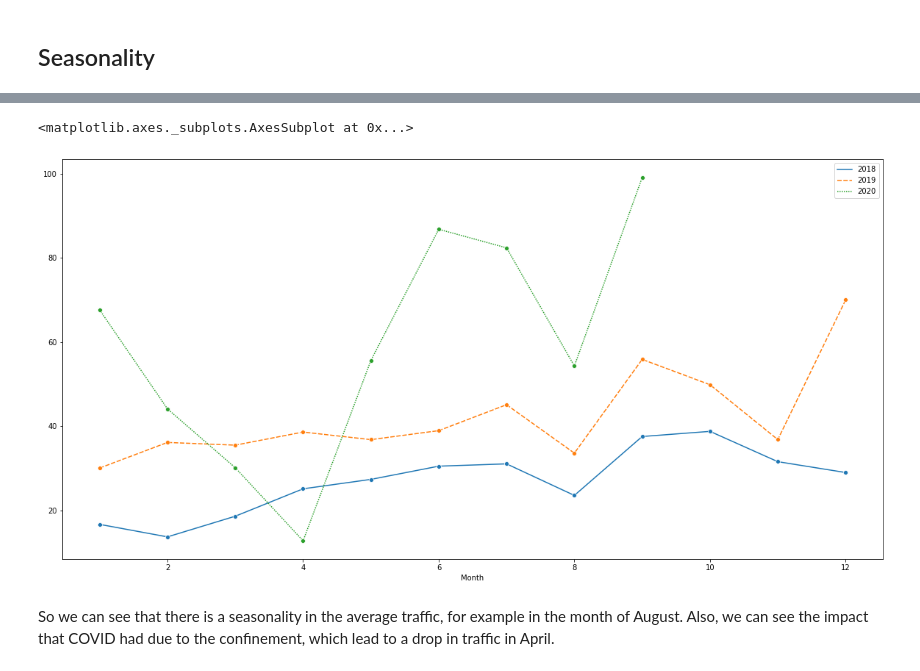
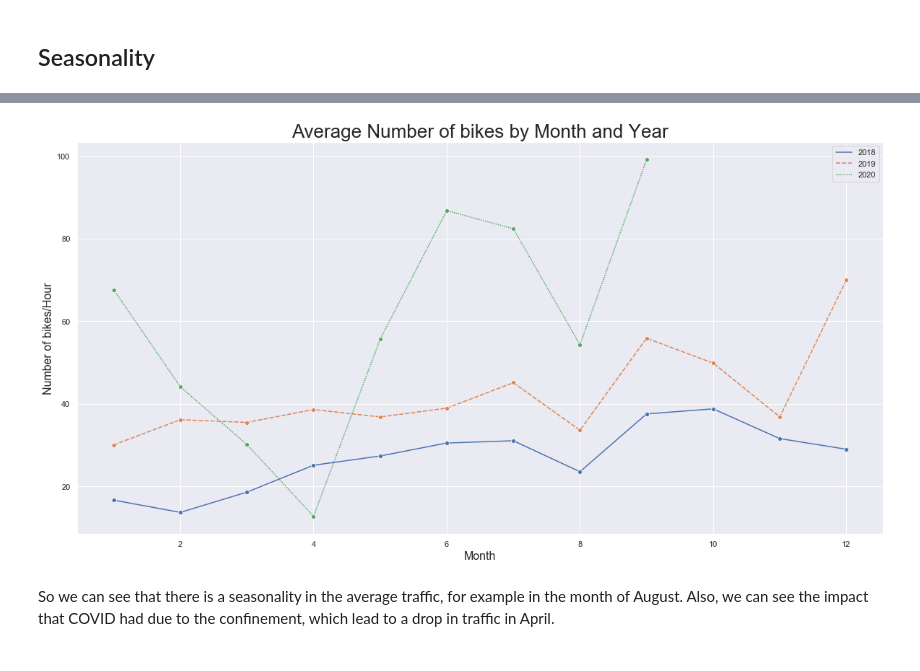
Before and after one commit to tmcdonald92/Bike-Traffic-In-Paris, a Jupyter notebook: Bycicles in Paris.ipynb, the cells around one changed output, grey strips where cells are left out. Cells and saved outputs as stored; diff of their text form; code cells hidden in the pictures.

```diff
--- a/Bycicles in Paris.ipynb
+++ b/Bycicles in Paris.ipynb
@@ -372,12 +348,15 @@ traffic_without2 = total_traffic.loc[total_traffic.Arrondissement != 2]
 # %%
 total_traffic_month = total_traffic[['Comptage horaire','Year','Month']].groupby(by=['Year','Month']).mean()
 total_traffic_month = total_traffic_month.unstack().T.droplevel(level=0)
-# %%
-figure(figsize=(20, 10))
-sns.lineplot(data=total_traffic_month, marker="o")
-# %% [output]
-<matplotlib.axes._subplots.AxesSubplot at 0x...>
-[figure, removed]
+# %%
+figure(figsize=(20, 10))
+sns.lineplot(data=total_traffic_month, marker="o")
+plt.xlabel('Month', size= 16)
+plt.ylabel('Number of bikes/Hour', size=16)
+plt.title('Average Number of bikes by Month and Year', size=26)
+plt.savefig('traffic_month.png')
+# %% [output]
+[figure, added]
 # %% [markdown]
 So we can see that there is a seasonality in the average traffic, for example in the month of August. Also, we can see the impact that COVID had due to the confinement, which lead to a drop in traffic in April.
 # %% [markdown]
```
Also changed, not shown: parts of 34 cells of this notebook, 7 other files.
